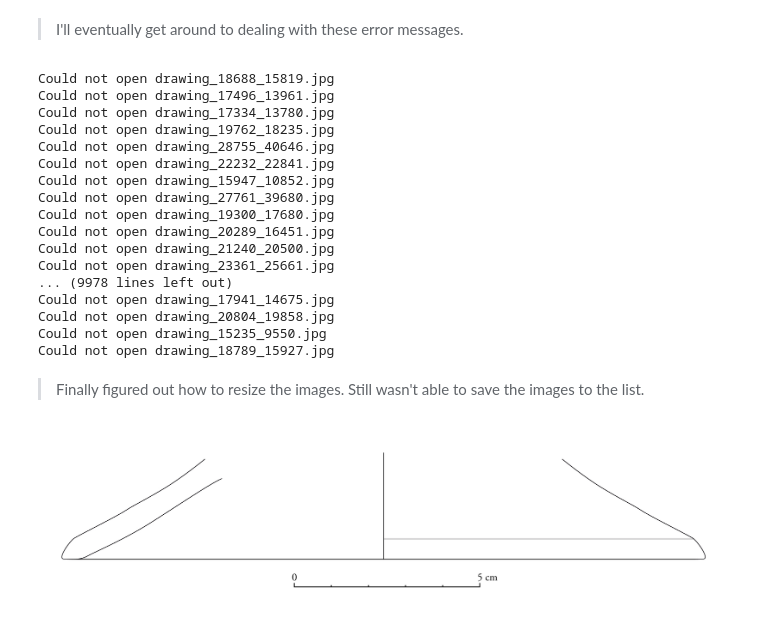
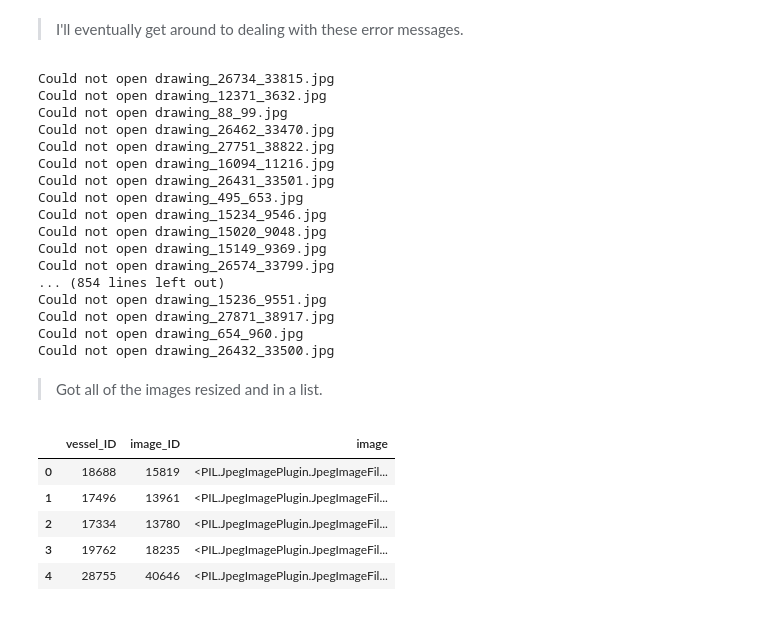
Before and after one commit to mvince33/lcp_cluster, a Jupyter notebook: lcp_image_processing.ipynb, the cells around one changed output. Cells and saved outputs as stored; diff of their text form; code cells hidden in the pictures.

Commit message:
Resized the images and stored them in a dataframe with id info.

```diff
--- a/lcp_image_processing.ipynb
+++ b/lcp_image_processing.ipynb
@@ -21,35 +21,40 @@ To enable them in other operations, rebuild TensorFlow with the appropriate comp
 # %%
 # Load and resize the images. The columns of the image_data list is vessel_ID
 # followed by image_ID
-image_data = []
+vessel_ids = []
+image_ids = []
 images = []
 for filename in tqdm_notebook(os.listdir('../images/')):
     try:
+        # Open the image and resize it
         image = Image.open('../images/' + filename)
-        image.resize((256, 256))
-        image_data.append([temp[1], temp[2][:-4]])
-        image.append(image)
+        image.thumbnail((256, 256))
+        # Get the vessel id and image id from the filename
+        temp = filename.split('_')
+        # Store the images and ids in lists
+        vessel_ids.append(temp[1])
+        image_ids.append(temp[2][:-4])
+        images.append(image)
     except:
+        # Keep track of the files we couldn't open.
         print('Could not open', filename)
         #with open('bad_files.txt', 'a') as f:
         #    f.write(filename + '\n')
 # %% [output]
-Could not open drawing_18688_15819.jpg
-Could not open drawing_17496_13961.jpg
-Could not open drawing_17334_13780.jpg
-Could not open drawing_19762_18235.jpg
-Could not open drawing_28755_40646.jpg
-Could not open drawing_22232_22841.jpg
-Could not open drawing_15947_10852.jpg
-Could not open drawing_27761_39680.jpg
-Could not open drawing_19300_17680.jpg
-Could not open drawing_20289_16451.jpg
-Could not open drawing_21240_20500.jpg
-Could not open drawing_23361_25661.jpg
-... (9978 lines left out)
-Could not open drawing_17941_14675.jpg
-Could not open drawing_20804_19858.jpg
-Could not open drawing_15235_9550.jpg
-Could not open drawing_18789_15927.jpg
+Could not open drawing_26734_33815.jpg
+Could not open drawing_12371_3632.jpg
+Could not open drawing_88_99.jpg
+Could not open drawing_26462_33470.jpg
+Could not open drawing_27751_38822.jpg
+Could not open drawing_16094_11216.jpg
+Could not open drawing_26431_33501.jpg
+Could not open drawing_495_653.jpg
+Could not open drawing_15234_9546.jpg
+Could not open drawing_15020_9048.jpg
+Could not open drawing_15149_9369.jpg
+Could not open drawing_26574_33799.jpg
+... (854 lines left out)
+Could not open drawing_15236_9551.jpg
+Could not open drawing_27871_38917.jpg
+Could not open drawing_654_960.jpg
+Could not open drawing_26432_33500.jpg
-# %% [markdown]
-> Finally figured out how to resize the images. Still wasn't able to save the images to the list.
@@ -58,6 +61,16 @@ image.show()
+# %% [markdown]
+> Got all of the images resized and in a list.
 # %%
-path = '../images/' + list(os.listdir('../images/'))[-1]
-path
-Image.open(path)
+# Store the ids and images in a dataframe
+images_df = pd.DataFrame(list(zip(vessel_ids, image_ids, images)),
+                         columns = ['vessel_ID',
+                                    'image_ID',
+                                    'image'])
+images_df.head()
 # %% [output]
-[figure, removed]
+|  | vessel_ID | image_ID | image |
+| 0 | 18688 | 15819 | <PIL.JpegImagePlugin.JpegImageFil... |
+| 1 | 17496 | 13961 | <PIL.JpegImagePlugin.JpegImageFil... |
+| 2 | 17334 | 13780 | <PIL.JpegImagePlugin.JpegImageFil... |
+| 3 | 19762 | 18235 | <PIL.JpegImagePlugin.JpegImageFil... |
+| 4 | 28755 | 40646 | <PIL.JpegImagePlugin.JpegImageFil... |
```
Also changed, not shown: parts of 2 cells of this notebook.
